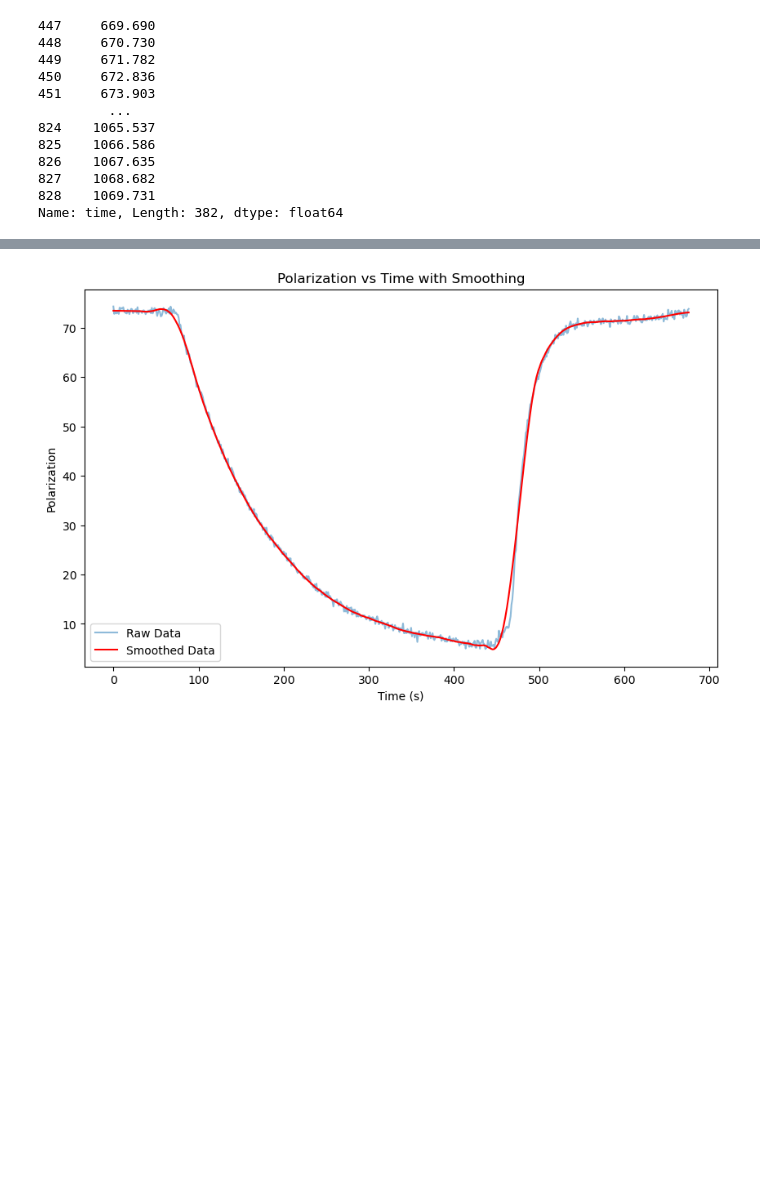
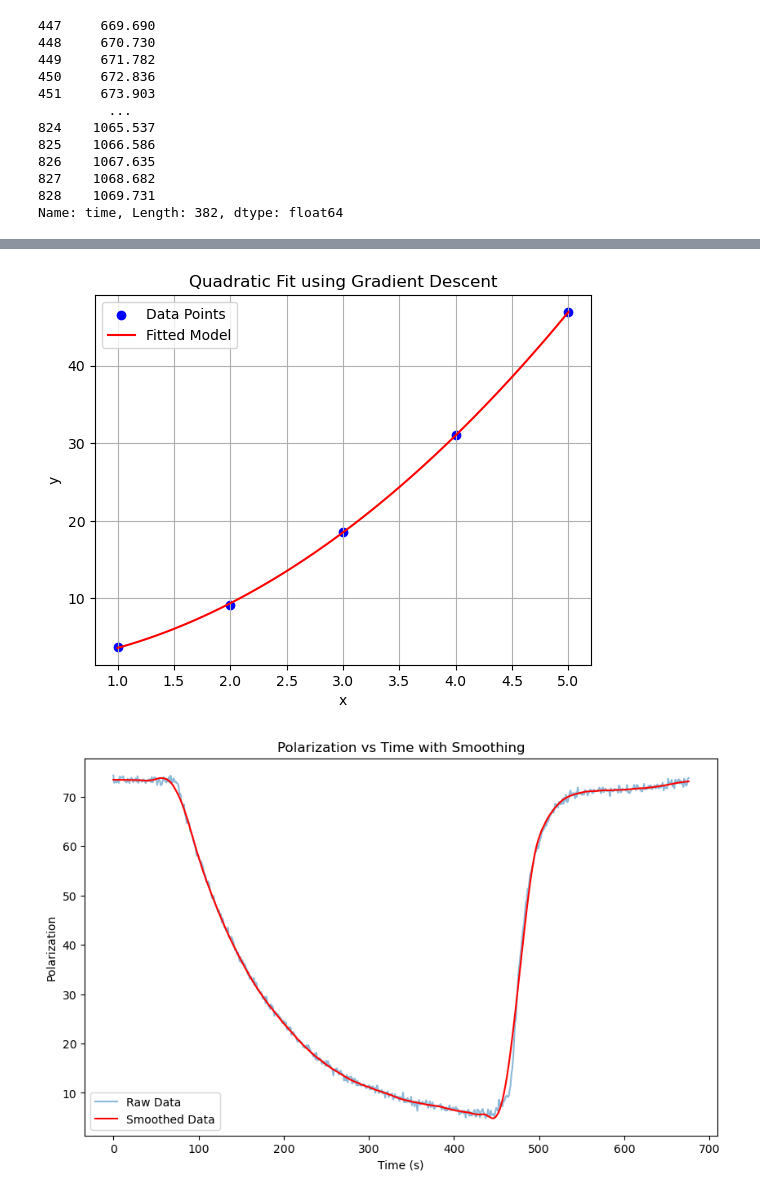
Before and after one commit to abhich2507/MEOP, a Jupyter notebook: relaxation_time.ipynb, the cells around one changed output, grey strips where cells are left out. Cells and saved outputs as stored; diff of their text form; code cells hidden in the pictures; blank space fills up the shorter version.

```diff
--- a/relaxation_time.ipynb
+++ b/relaxation_time.ipynb
@@ -356,3 +356,91 @@ c                         =      3.03082   +/-   0.0461601       (limited)
 Warning in <TCanvas::Constructor>: Deleting canvas with same name: c_fit
 Info in <TCanvas::Print>: png file /Users/snip/Documents/MEOP/relaxation_plots/root_fit_1_6875.png has been created
 [interactive output not drawn]
+# %%
+import matplotlib.pyplot as plt
+import numpy as np
+# We want to fit this to y = ax^2 + bx + c
+x_data = [1.0, 2.0, 3.0, 4.0, 5.0]
+y_data = [3.8, 9.2, 18.5, 31.1, 46.9]
+# (These look roughly like y = 2x^2 + x + 1 with some noise)
+
+# --- 2. The Model ---
+def model(x, a, b, c):
+    """ The function we are fitting: y = ax^2 + bx + c """
+    return a * (x**2) + b * x + c
+
+# --- 3. The Fitter (Gradient Descent) ---
+def fit_quadratic(x_vals, y_vals, learning_rate=0.001, epochs=20000):
+    # Initial guesses for parameters (a, b, c)
+    a = 0.0
+    b = 0.0
+    c = 0.0
+
+    n = len(x_vals) # Number of data points (NDF calculation would rely on this)
+
+    print(f"Starting Fit with {epochs} iterations...")
+
+    for i in range(epochs):
+        # Initialize gradients (derivatives) to 0
+        grad_a = 0.0
+        grad_b = 0.0
+        grad_c = 0.0
+        total_error = 0.0
+
+        # Loop over all data points to calculate slopes (gradients)
+        for j in range(n):
+            x = x_vals[j]
+            y_true = y_vals[j]
+
+            # Calculate prediction with current parameters
+            y_pred = model(x, a, b, c)
+
+            # Calculate the difference (residual)
+            error = y_pred - y_true
+
+            # Accumulate sum of squared errors (for tracking progress)
+            total_error += error**2
+
+
+            # Derivative of (y_pred - y_true)^2 with respect to a, b, c
+            grad_a += (2/n) * error * (x**2)
+            grad_b += (2/n) * error * x
+            grad_c += (2/n) * error * 1
+
+
+        # Move parameters slightly in the opposite direction of the gradient
+        a = a - (learning_rate * grad_a)
+        b = b - (learning_rate * grad_b)
+        c = c - (learning_rate * grad_c)
+
+        # Optional: Print progress every 2000 steps
+        if i % 2000 == 0:
+            print(f"Step {i}: Loss = {total_error/n:.4f}")
+
+    return a, b, c
+
+# --- 4. Run the Fit ---
+a_fit, b_fit, c_fit = fit_quadratic(x_data, y_data)
+
+print("-" * 30)
+print("FIT RESULTS:")
+print(f"a = {a_fit:.4f}")
+print(f"b = {b_fit:.4f}")
+print(f"c = {c_fit:.4f}")
+print("-" * 30)
+
+# Check the fit against the first point
+print(f"Input x={x_data[0]} -> Actual y={y_data[0]} -> Fitted Model y={model(x_data[0], a_fit, b_fit, c_fit):.4f}")
+
+# --- 5. Plot the Results ---
+x_fit = np.linspace(min(x_data), max(x_data), 100)
+y_fit = model(x_fit, a_fit, b_fit, c_fit)
+plt.scatter(x_data, y_data, label="Data Points", color='blue')
+plt.plot(x_fit, y_fit, label="Fitted Model", color='red')
+plt.xlabel("x")
+plt.ylabel("y")
+plt.title("Quadratic Fit using Gradient Descent")
+plt.legend()
+plt.grid()
+plt.show()
+# %% [output]
@@ -359,3 +465,4 @@ Info in <TCanvas::Print>: png file /Users/snip/Documents/MEOP/relaxation_plots/r
+[figure, added]
 # %%
 plt.figure(figsize=(10,6))
 plt.plot(df["time"], df["polarization"], label="Raw Data", alpha=0.5)
```
Also changed, not shown: parts of 2 cells of this notebook.
